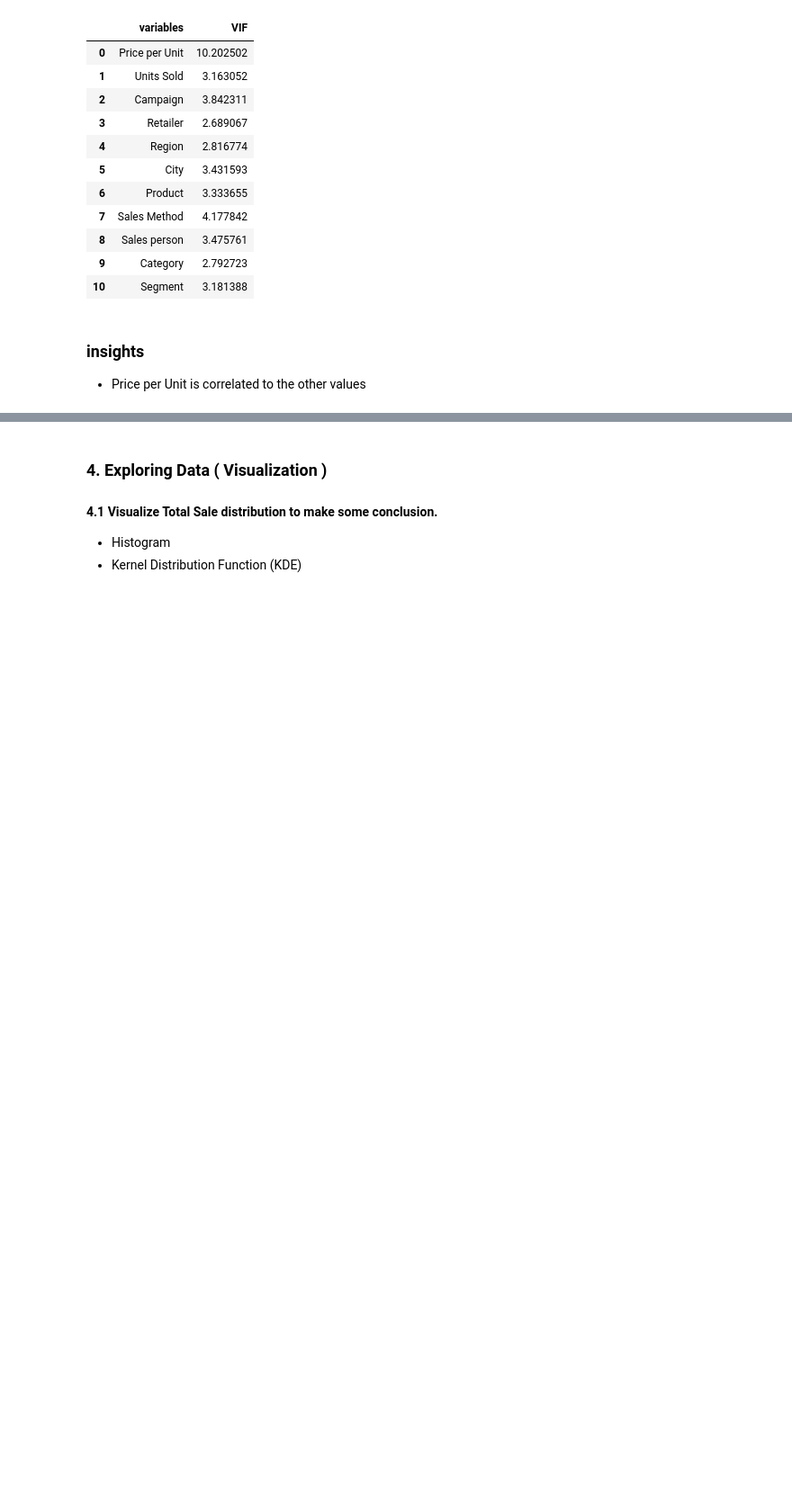
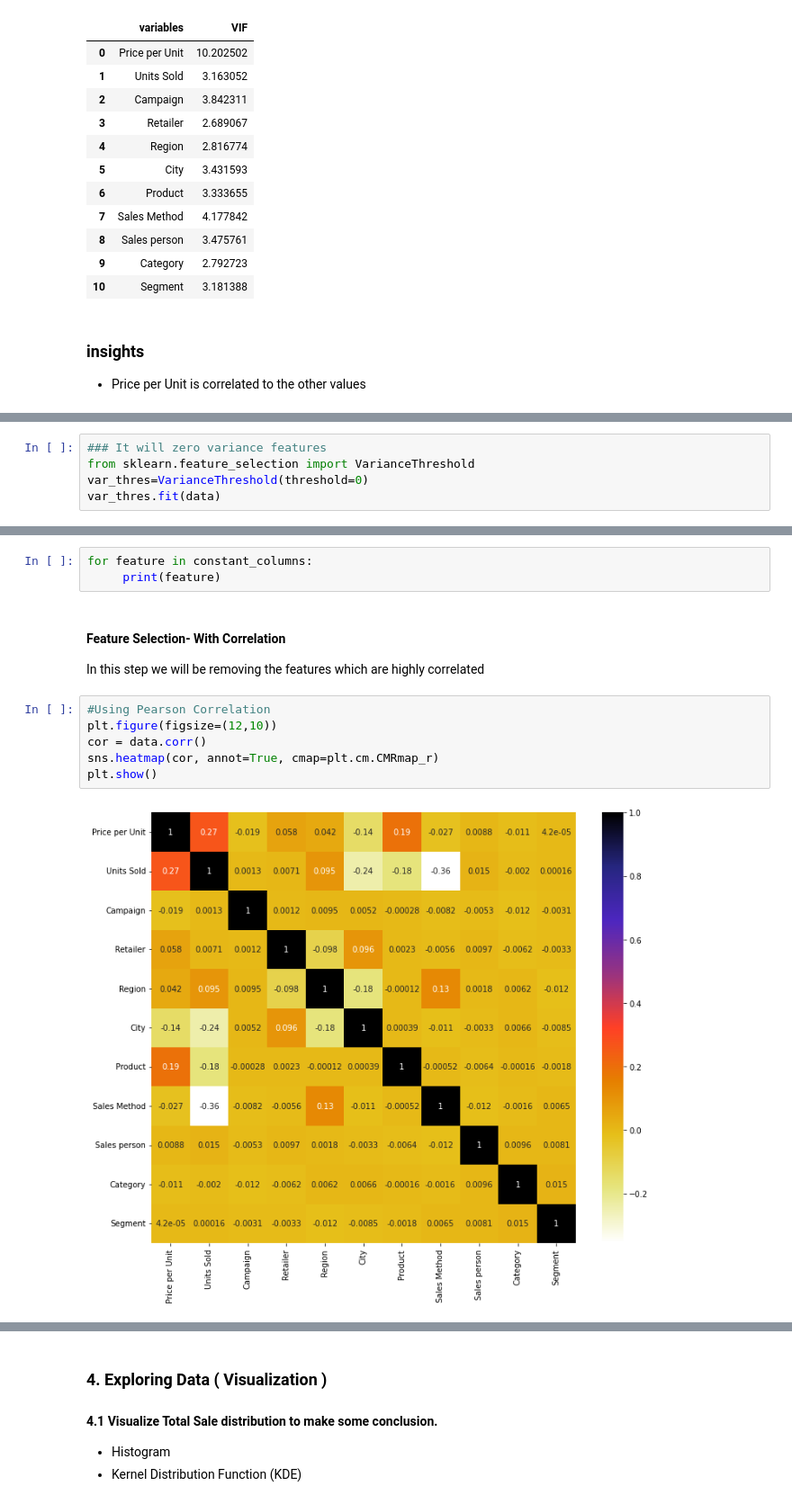
Before and after one commit to salano/addidas_ml_sales_project, a Jupyter notebook: notebook/Addidas_EDA.ipynb, the cells around one changed output, grey strips where cells are left out. Shown at 90% size. Cells and saved outputs as stored; diff of their text form; blank space fills up the shorter version.

Commit message:
updated EDA for feature selection

```diff
--- a/notebook/Addidas_EDA.ipynb
+++ b/notebook/Addidas_EDA.ipynb
@@ -362,0 +371,5 @@ calc_vif(data)
+# %%
+### It will zero variance features
+from sklearn.feature_selection import VarianceThreshold
+var_thres=VarianceThreshold(threshold=0)
+var_thres.fit(data)
@@ -362,0 +397,14 @@ calc_vif(data)
+# %%
+for feature in constant_columns:
+     print(feature)
+# %% [markdown]
+#### Feature Selection- With Correlation
+In this step we will be removing the features which are highly correlated
+# %%
+#Using Pearson Correlation
+plt.figure(figsize=(12,10))
+cor = data.corr()
+sns.heatmap(cor, annot=True, cmap=plt.cm.CMRmap_r)
+plt.show()
+# %% [output]
+[figure, added]
```
Also changed, not shown: parts of 21 cells of this notebook.
